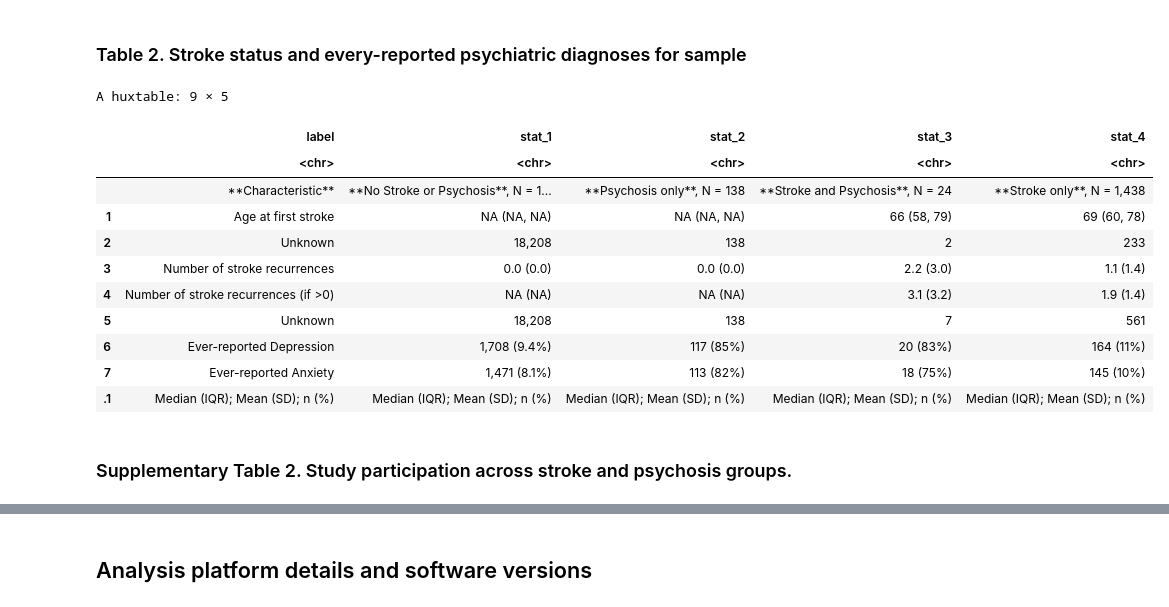
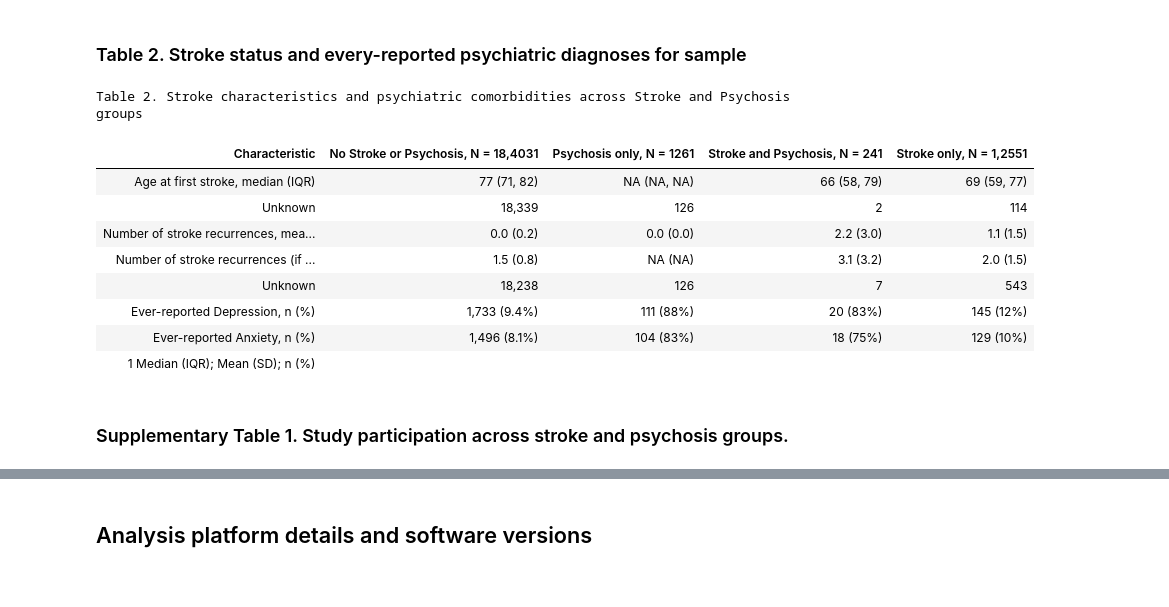
Before and after one commit to vaughanbell/longitudinal-stroke-psychosis-ELSA, a Jupyter notebook: Richards-Belle_et_al_Descriptives_Tables.ipynb, the cells around one changed output, grey strips where cells are left out. Drawn from its saved outputs; the diff is of its cells as text; code cells hidden in the pictures.

```diff
--- a/Richards-Belle_et_al_Descriptives_Tables.ipynb
+++ b/Richards-Belle_et_al_Descriptives_Tables.ipynb
@@ -18,3 +32,14 @@ load(file = transformed_data_filename)
+# %%
+# Create variable defining stroke/psychosis categories for tables
+strokeinpsychosis_surv <- strokeinpsychosis_surv %>%
+  mutate(categories = case_when(strokeever_10 == 1 & psychosisever_10 == 0 ~ "Stroke only", # had stroke within 10 years, but no psychosis
+                                strokeever_10 == 0 & psychosisever_10 == 1 ~ "Psychosis only", # had psychosis within 10 years, but no stroke
+                                strokeever_10 == 1 & psychosisever_10 == 1 ~ "Stroke and Psychosis", # had stroke and psychosis within 10 years
+                                strokeever_10 == 0 & psychosisever_10 == 0 ~ "No Stroke or Psychosis", # had no stroke or psychosis within 10 years (but may have had them after 10 years)
+                                TRUE ~ "Error"))
+
+# Merge with waves12345 which has the other required variables
+strokeinpsychosis_surv <- merge(strokeinpsychosis_surv, waves12345, by="idauniq", all = TRUE)
 # %% [markdown]
 ### Table 1. Demographics and descriptive statistics for sample
 # %%
@@ -59,42 +86,44 @@ A huxtable: 38 × 5
 # %% [markdown]
 ### Table 2. Stroke status and every-reported psychiatric diagnoses for sample
 # %%
-waves12345 %>%
-  select(Categories = strokepsychosiscat, minstrokeage, ntotalstrokes, ntotalstrokesnozero, depressionever, anxietyever) %>%
+table_2 <- strokeinpsychosis_surv %>%
+  select(categories, minstrokeage, ntotalstrokes, ntotalstrokesnozero, depressionever, anxietyever) %>%
   tbl_summary(
-    by = Categories,
+    by = categories,
     type = list(depressionever ~ "dichotomous",
                 anxietyever ~ "dichotomous",
                 ntotalstrokesnozero ~ "continuous"),
     statistic = list(ntotalstrokes ~ "{mean} ({sd})",
                      ntotalstrokesnozero ~ "{mean} ({sd})"),
     digits = list(ntotalstrokes ~ 1,
                   ntotalstrokesnozero ~ 1),
     sort = everything() ~ "alphanumeric",
     label = list(
-                 minstrokeage = "Age at first stroke",
-                 ntotalstrokes = "Number of stroke recurrences",
-                 ntotalstrokesnozero = "Number of stroke recurrences (if >0)",
-                 depressionever = "Ever-reported Depression",
-                 anxietyever = "Ever-reported Anxiety"),
+                 minstrokeage = "Age at first stroke, median (IQR)",
+                 ntotalstrokes = "Number of stroke recurrences, mean (SD)",
+                 ntotalstrokesnozero = "Number of stroke recurrences (if >0), mean (SD)",
+                 depressionever = "Ever-reported Depression, n (%)",
+                 anxietyever = "Ever-reported Anxiety, n (%)"),
   ) %>%
   bold_labels() %>%
   italicize_levels() %>%
-  modify_caption("**Table 1. Participant characteristics across Stroke and Psychosis groups**") %>%
-  as_hux_table()
+  modify_caption("**Table 2. Stroke characteristics and psychiatric comorbidities across Stroke and Psychosis groups**") #%>%
+
+# This save the output of the gtsummary generated table as a html file and reloads it to display on the notebook
+table_2_filename = paste(output_dir, "RB_et_al_table_2.html", sep="")
+gt::gtsave(as_gt(table_2), file = table_2_filename)
+display_html(file = table_2_filename)
 # %% [output]
-A huxtable: 9 × 5
+Table 2. Stroke characteristics and psychiatric comorbidities across Stroke and Psychosis groups
-|  | label | stat_1 | stat_2 | stat_3 | stat_4 |
-|  | <chr> | <chr> | <chr> | <chr> | <chr> |
-|  | **Characteristic** | **No Stroke or Psychosis**, N = 1... | **Psychosis only**, N = 138 | **Stroke and Psychosis**, N = 24 | **Stroke only**, N = 1,438 |
-| 1 | Age at first stroke | NA (NA, NA) | NA (NA, NA) | 66 (58, 79) | 69 (60, 78) |
-| 2 | Unknown | 18,208 | 138 | 2 | 233 |
-| 3 | Number of stroke recurrences | 0.0 (0.0) | 0.0 (0.0) | 2.2 (3.0) | 1.1 (1.4) |
-| 4 | Number of stroke recurrences (if >0) | NA (NA) | NA (NA) | 3.1 (3.2) | 1.9 (1.4) |
-| 5 | Unknown | 18,208 | 138 | 7 | 561 |
-| 6 | Ever-reported Depression | 1,708 (9.4%) | 117 (85%) | 20 (83%) | 164 (11%) |
-| 7 | Ever-reported Anxiety | 1,471 (8.1%) | 113 (82%) | 18 (75%) | 145 (10%) |
-| .1 | Median (IQR); Mean (SD); n (%) | Median (IQR); Mean (SD); n (%) | Median (IQR); Mean (SD); n (%) | Median (IQR); Mean (SD); n (%) | Median (IQR); Mean (SD); n (%) |
+| Characteristic | No Stroke or Psychosis, N = 18,4031 | Psychosis only, N = 1261 | Stroke and Psychosis, N = 241 | Stroke only, N = 1,2551 |
+| Age at first stroke, median (IQR) | 77 (71, 82) | NA (NA, NA) | 66 (58, 79) | 69 (59, 77) |
+| Unknown | 18,339 | 126 | 2 | 114 |
+| Number of stroke recurrences, mea... | 0.0 (0.2) | 0.0 (0.0) | 2.2 (3.0) | 1.1 (1.5) |
+| Number of stroke recurrences (if ... | 1.5 (0.8) | NA (NA) | 3.1 (3.2) | 2.0 (1.5) |
+| Unknown | 18,238 | 126 | 7 | 543 |
+| Ever-reported Depression, n (%) | 1,733 (9.4%) | 111 (88%) | 20 (83%) | 145 (12%) |
+| Ever-reported Anxiety, n (%) | 1,496 (8.1%) | 104 (83%) | 18 (75%) | 129 (10%) |
+| 1 Median (IQR); Mean (SD); n (%) |  |  |  |  |
 # %% [markdown]
-### Supplementary Table 2. Study participation across stroke and psychosis groups.
+### Supplementary Table 1. Study participation across stroke and psychosis groups.
 # %%
```
Also changed, not shown: parts of 14 cells of this notebook, 3 other files.
